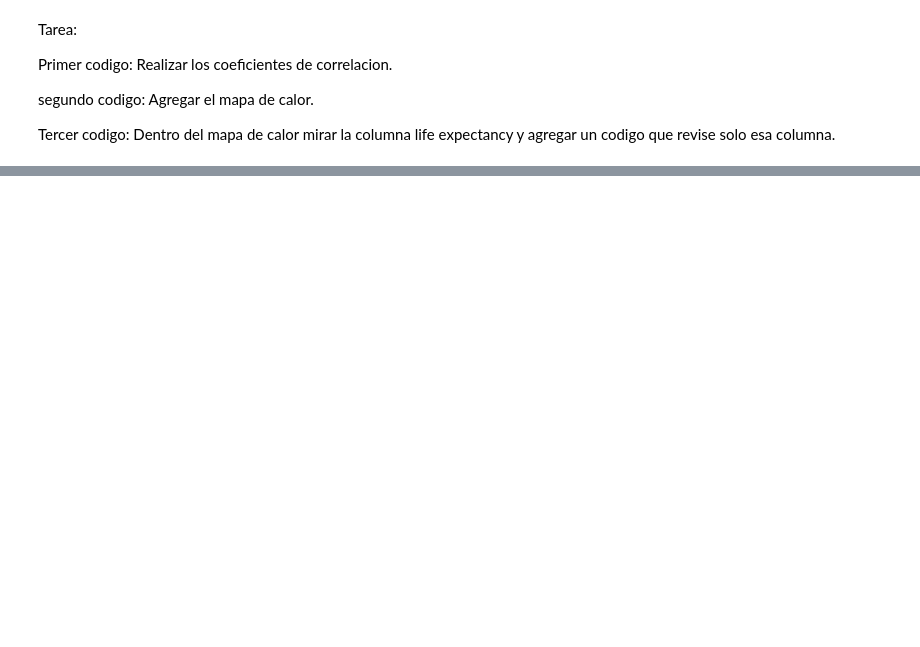
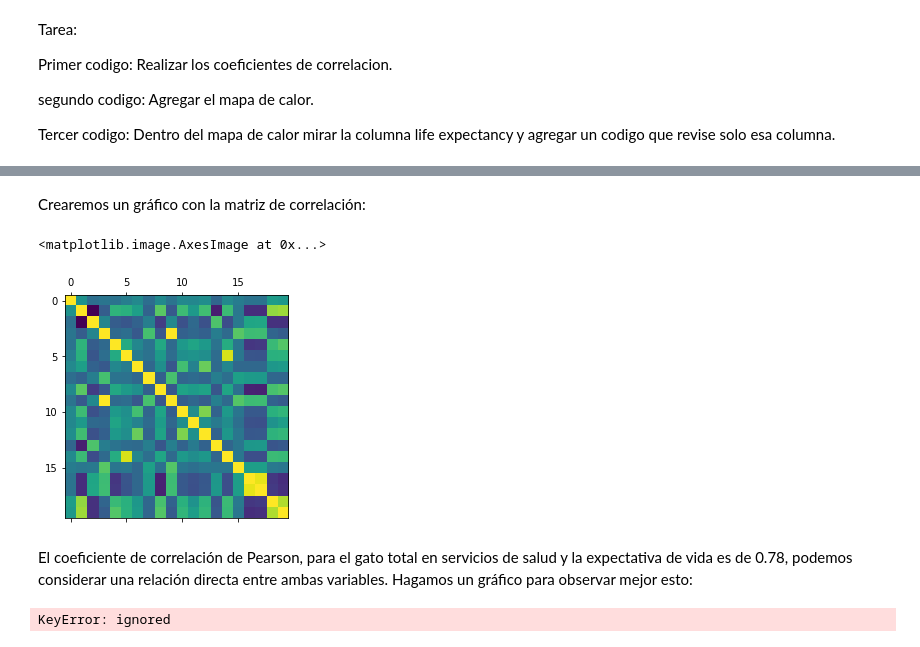
Before and after one commit to julianmoreno1123/Analitica-de-datos, a Jupyter notebook: Copia_de_ANALITICA_DE_DATOS.ipynb, the cells around one changed output, grey strips where cells are left out. Saved outputs shown, nothing was run; the diff lists cells and outputs as text; code cells hidden in the pictures; blank space fills up the shorter version.

```diff
--- a/Copia_de_ANALITICA_DE_DATOS.ipynb
+++ b/Copia_de_ANALITICA_DE_DATOS.ipynb
@@ -480,0 +503,15 @@ NameError: ignored
+# %% [markdown]
+Crearemos un gráfico con la matriz de correlación:
+# %%
+plt.matshow(df.corr())
+# %% [output]
+<matplotlib.image.AxesImage at 0x...>
+[figure, added]
+# %% [markdown]
+El coeficiente de correlación de Pearson, para el gato total en servicios de salud y la expectativa de vida es de 0.78, podemos considerar una relación directa entre ambas variables. Hagamos un gráfico para observar mejor esto:
+# %%
+plt.plot(df["Total expenditure"], df["Life expectancy"],"ro")
+plt.xlabel("Total expenditure")
+plt.ylabel("Life expectancy")
+# %% [output]
+KeyError: ignored
```
Also changed, not shown: parts of 13 cells of this notebook.
